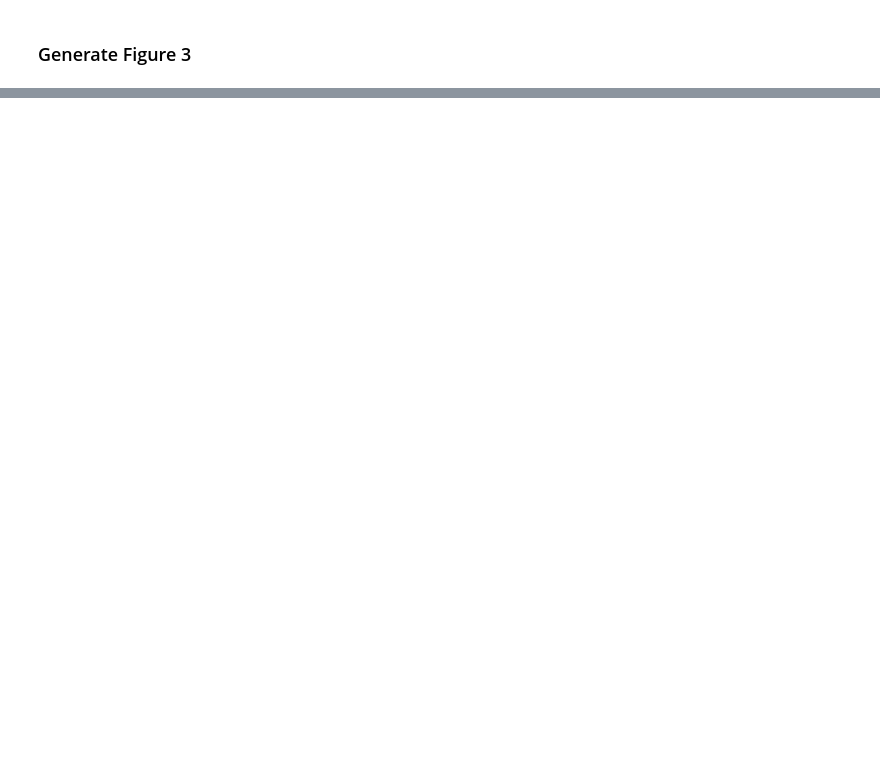
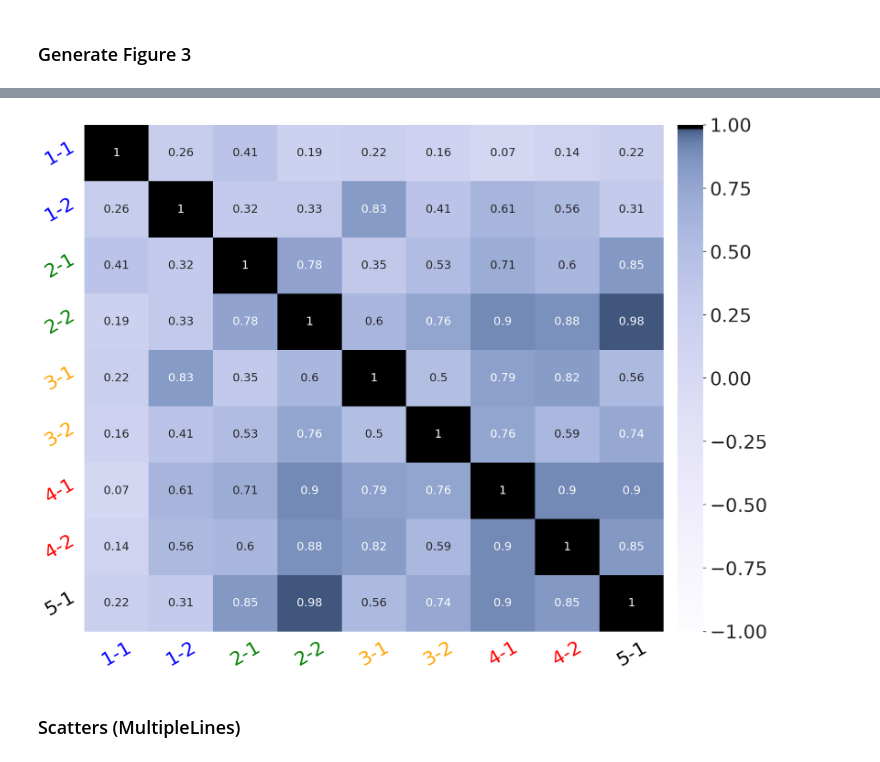
Before and after one commit to THU-KEG/WaterBench, a Jupyter notebook: gen_table.ipynb, the cells around one changed output, grey strips where cells are left out. Cells and saved outputs as stored; diff of their text form; code cells hidden in the pictures; blank space fills up the shorter version.

```diff
--- a/gen_table.ipynb
+++ b/gen_table.ipynb
@@ -425,5 +478,10 @@ tn_score is 0.6291666666666667
 # %%
 output_str = model_name
+if "llama" in model_name:
+    output_str = "Llama2-7B-chat"
+elif "internlm" in model_name:
+    output_str = "Internlm-7B-8k"
+
 
 for j in range(len(mutual_mode)):
     for i in range(4, 8):
@@ -970,0 +1436,23 @@ grid.fig.tight_layout(w_pad=1)
+# %%
+spr_scores = draw_matrix1.transpose().corr(method='spearman').round(2)
+fig, ax = plt.subplots(figsize=(20,15))
+colormap = sns.cubehelix_palette(start=2.8, rot=0.1, gamma=0.2, dark=-0.0, light=0.95, as_cmap=True)
+hs = sns.heatmap(spr_scores, vmin=-1, vmax=1, annot=True, annot_kws={'size':22}, cmap=colormap, cbar_kws={"pad":0.02})
+cbar = ax.collections[0].colorbar
+# here set the labelsize by 20
+cbar.ax.tick_params(labelsize=36)
+
+# ax.set_title('Spearman\'s ρ between datasets with model performance as variables', fontsize=20)
+ax.tick_params(labelsize=36, rotation=30)
+
+y_colors=['blue']*2 + ['green']*2 + ['orange']*2 + ['red']*2 + ['black']*1
+x_colors=['blue']*5 + ['green']*5
+[t.set_color(y_colors[i]) for i,t in enumerate(ax.xaxis.get_ticklabels())]
+[t.set_color(y_colors[i]) for i,t in enumerate(ax.yaxis.get_ticklabels())]
+plt.tight_layout()
+plt.show()
+fig.savefig(f'{save_pic_dir}/heat_datasets.pdf')
+# %% [output]
+[figure, added]
+# %% [markdown]
+### Scatters (MultipleLines)
```
Also changed, not shown: parts of 35 cells of this notebook, 23 other files.
